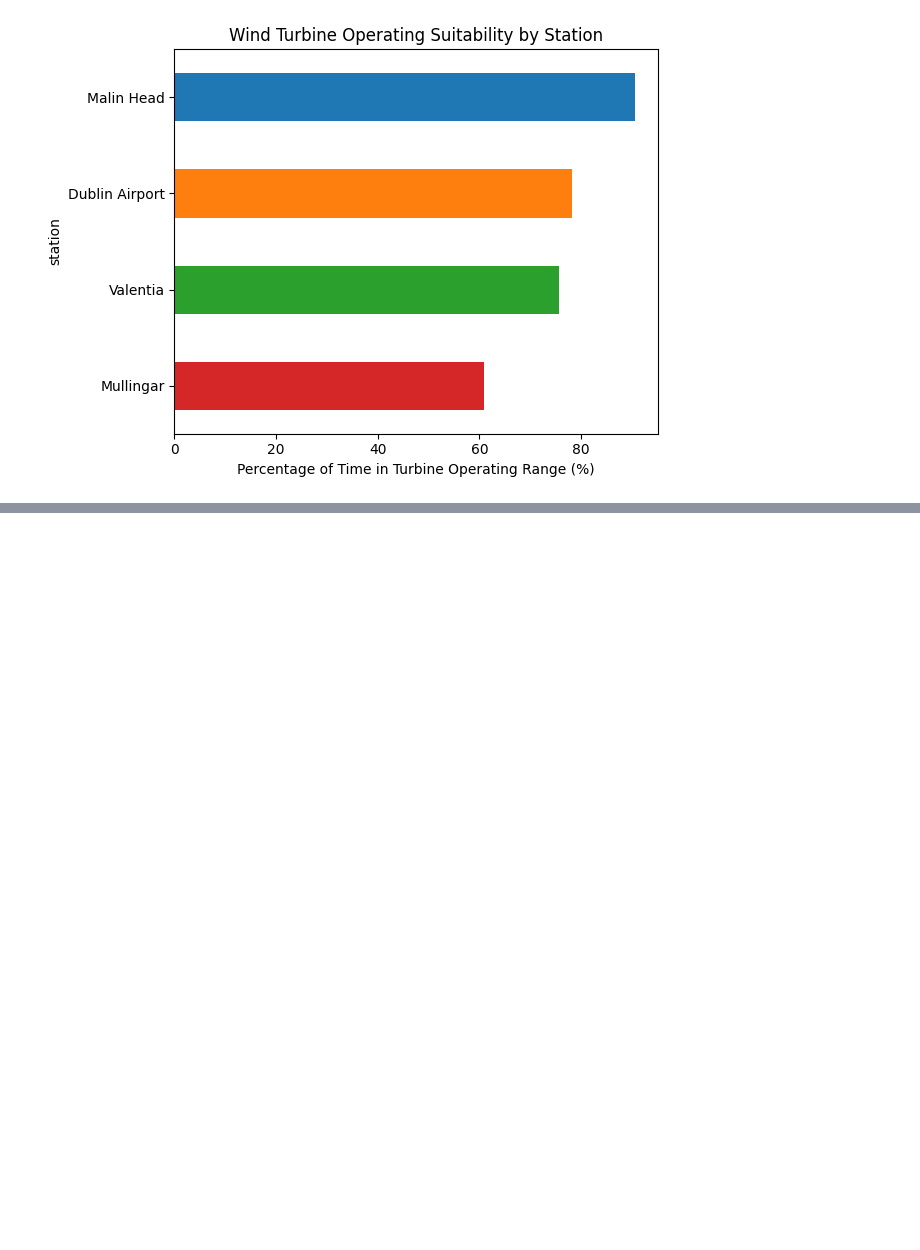
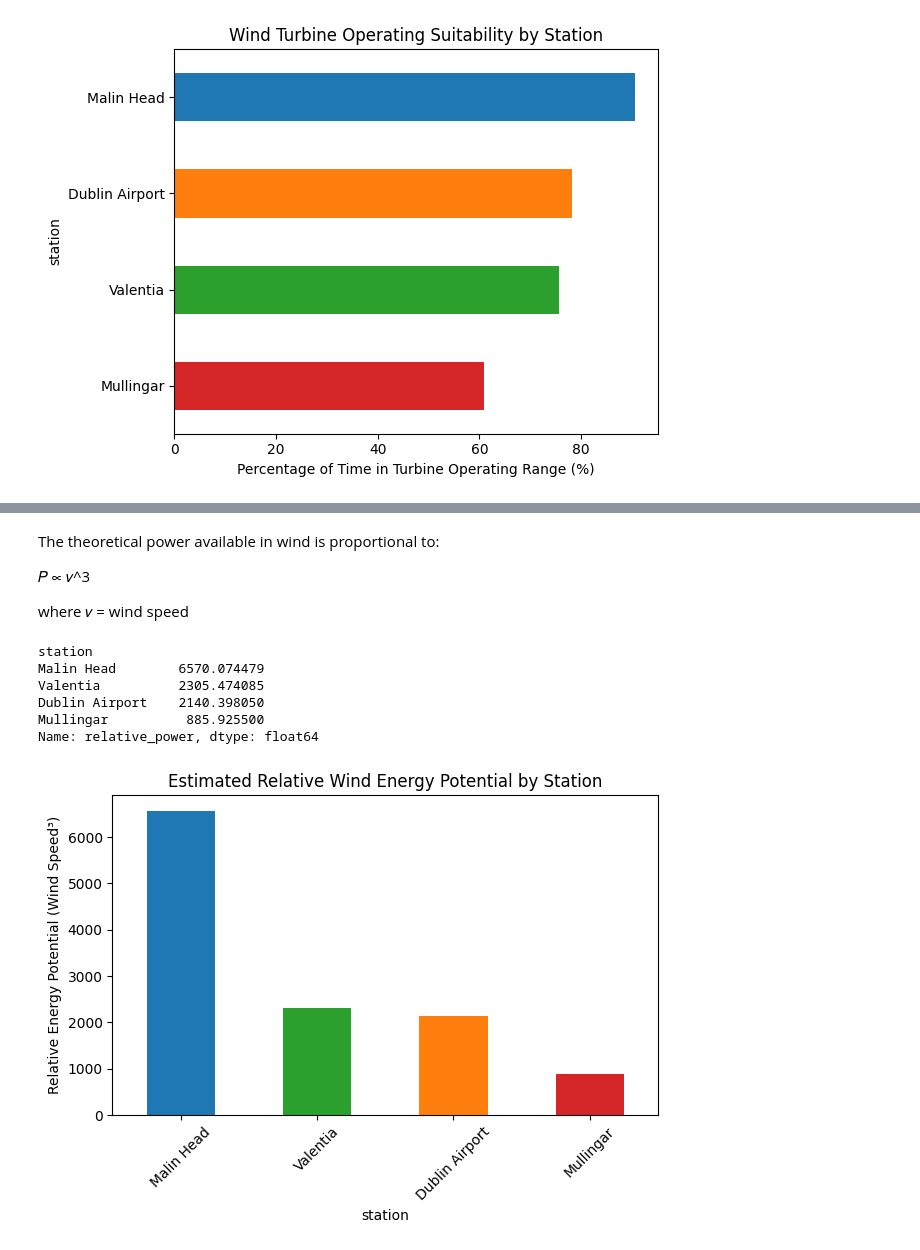
Before and after one commit to philipcullen93/programming_for_data_analytics_project, a Jupyter notebook: wind_energy_analysis.ipynb, the cells around one changed output, grey strips where cells are left out. Cells and saved outputs as stored; diff of their text form; code cells hidden in the pictures; blank space fills up the shorter version.

```diff
--- a/wind_energy_analysis.ipynb
+++ b/wind_energy_analysis.ipynb
@@ -353,0 +413,36 @@ plt.tight_layout()
+# %% [markdown]
+The theoretical power available in wind is proportional to:
+
+𝑃 ∝ 𝑣^3
+
+where 𝑣 = wind speed
+# %%
+df_wind["relative_power"] = df_wind["wdsp"] ** 3
+# %%
+energy_by_station = (
+    df_wind
+    .groupby("station")["relative_power"]
+    .mean()
+    .sort_values(ascending=False)
+)
+
+energy_by_station
+# %% [output]
+station
+Malin Head        6570.074479
+Valentia          2305.474085
+Dublin Airport    2140.398050
+Mullingar          885.925500
+Name: relative_power, dtype: float64
+# %%
+energy_by_station.plot(
+    kind="bar",
+    color=[station_colors[s] for s in energy_by_station.index]
+)
+
+plt.ylabel("Relative Energy Potential (Wind Speed³)")
+plt.title("Estimated Relative Wind Energy Potential by Station")
+plt.xticks(rotation=45)
+plt.tight_layout()
+# %% [output]
+[figure, added]
```
Also changed, not shown: parts of 16 cells of this notebook.
